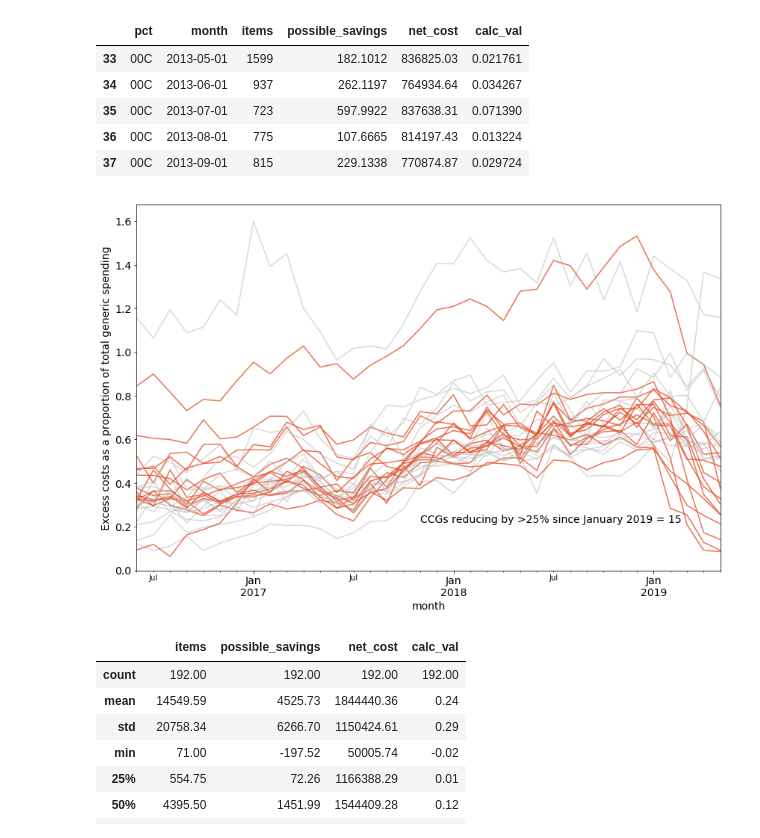
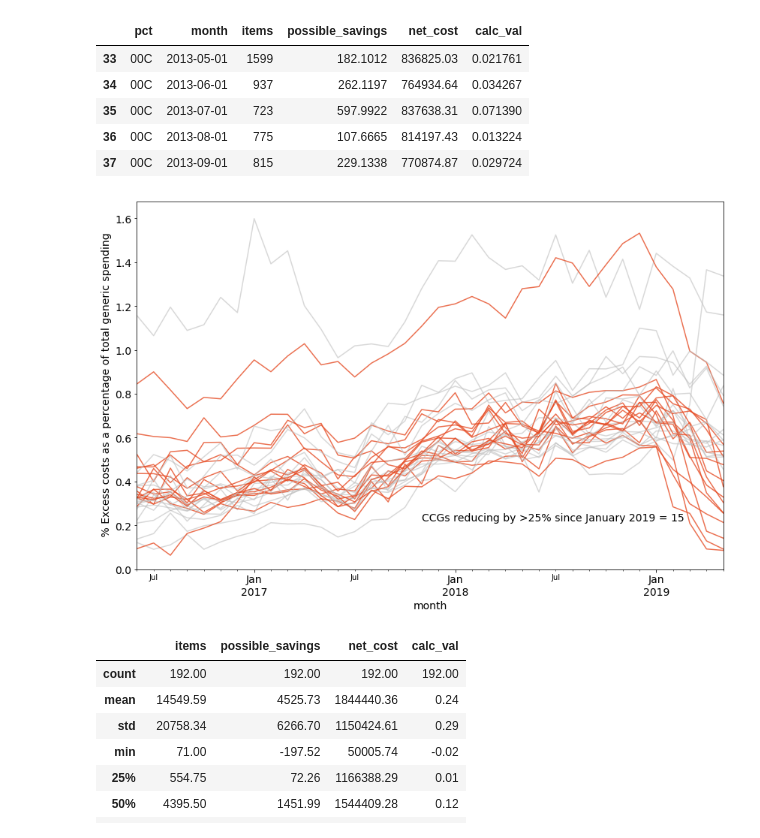
Before and after one commit to ebmdatalab/ghost_branded_generics_paper, a Jupyter notebook: Ghost Branded Generics.ipynb, the cells around one changed output. Saved outputs shown, nothing was run; the diff lists cells and outputs as text; code cells hidden in the pictures.

Commit message:
update post reviewer comments
amended legends on figure 3

```diff
--- a/Ghost Branded Generics.ipynb
+++ b/Ghost Branded Generics.ipynb
@@ -271,35 +266,35 @@ ccg_unstacked = ccg_unstacked.merge(top_n,how='right',on='pct')
 ccg_unstacked = ccg_unstacked.groupby(['month','pct']).sum()
 ccg_unstacked = ccg_unstacked.unstack()
 
 #from matplotlib import cm
 #colors = [cm.coolwarm(x) for x in change]
 def color_pick(x):
     if x < 0.25:
         return (0.75,0.75,0.75,0.6)
     else:
         return (0.9,0.3,0.15,0.8)
 colors = [color_pick(x) for x in change]
 
 f = plt.figure(figsize=(14, 9))
 layout = gridspec.GridSpec(1, 1, figure=f)
 ax = plt.subplot(layout[0])
 ccg_unstacked['calc_val'].plot(ax=ax,color=colors)
 #ax.axvline('2018-12-01',color='r',linestyle=':', label='DataLab Discover and Announce GBG')
 #ax.axvline('2019-02-01',color='k',linestyle='--', label='SystmOne deploy fix') ## it was last week of Feb, I think a case for setting as march
 ax.text('2017-11-01',
         0.22,
         'CCGs reducing by >25% since January 2019 = {}'.format((change >= 0.25).sum()),
         fontsize=14)
-ax.set_ylabel('Excess costs as a proportion of total generic spending')
+ax.set_ylabel(' % Excess costs as a percentage of total generic spending')
 ax.set_ylim(0,)
 ax.legend().remove()
 for item in ([ax.title, ax.xaxis.label, ax.yaxis.label] +
              ax.get_xticklabels() + ax.get_yticklabels()):
     item.set_fontsize(14)
 plt.savefig(r'gbg_images\CCGs_that_have_changed.png')
 plt.show()
 # %% [output]
-[figure, old version]
+[figure, new version]
 # %%
 ## ensuring the format is consistent for pounds and pence
 pd.set_option('display.float_format', lambda x: '%.2f' % x)
```
Also changed, not shown: parts of 7 cells of this notebook, 12 other files.
